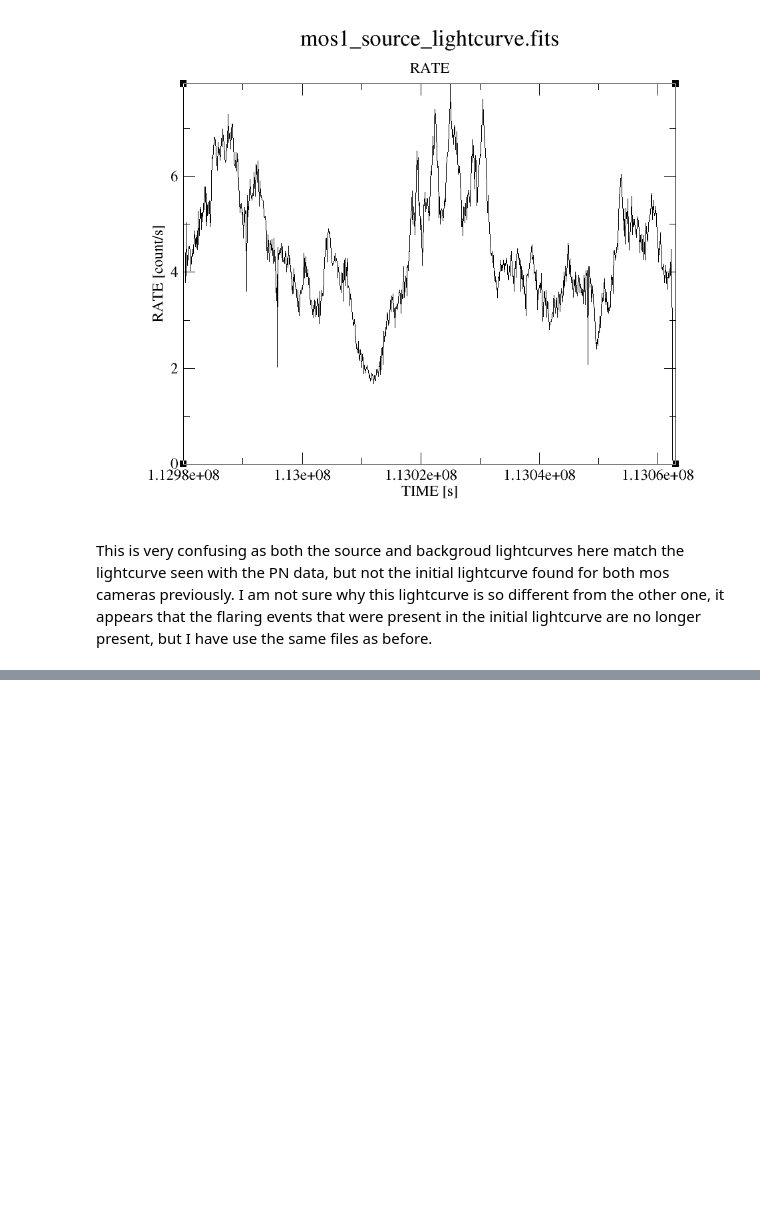
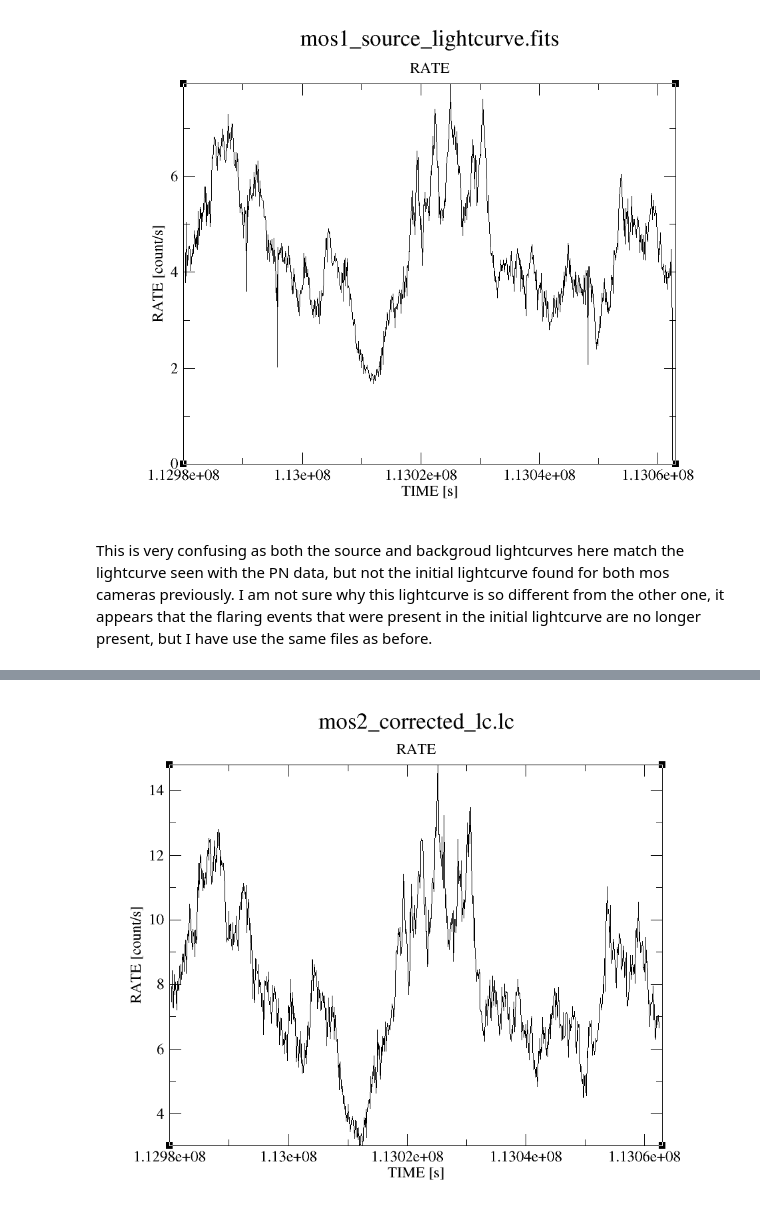
Before and after one commit to J-A-Marshall/XMM-Analysis-Logbook, a Jupyter notebook: myjupbook/src/MOS data.ipynb, the cells around one changed output, grey strips where cells are left out. Cells and saved outputs as stored; diff of their text form; code cells hidden in the pictures; blank space fills up the shorter version.

```diff
--- a/myjupbook/src/MOS data.ipynb
+++ b/myjupbook/src/MOS data.ipynb
@@ -555,0 +580,4 @@ This is very confusing as both the source and backgroud lightcurves here match t
+# %%
+Image(filename="Figures/mos2_corrected_lc.png")
+# %% [output]
+[figure, added]
```
Also changed, not shown: parts of 11 cells of this notebook, 22 other files.
